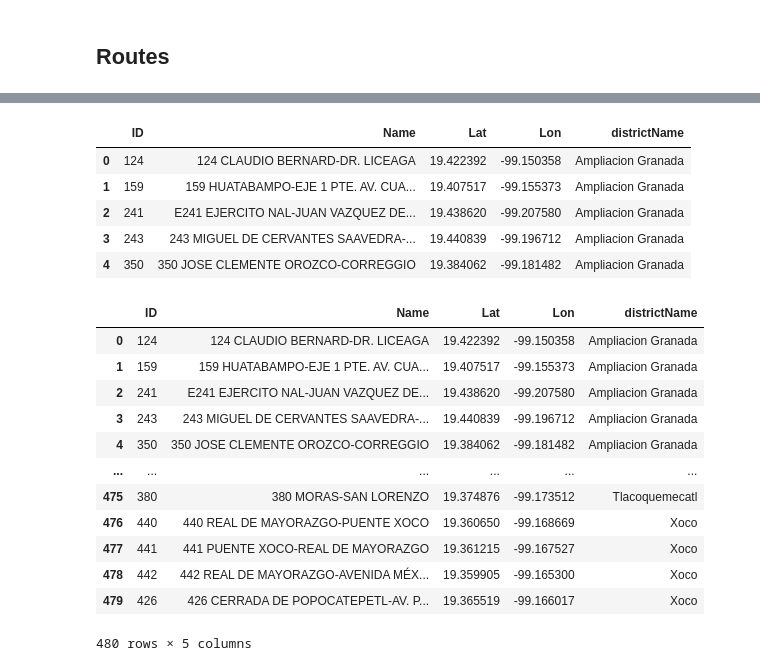
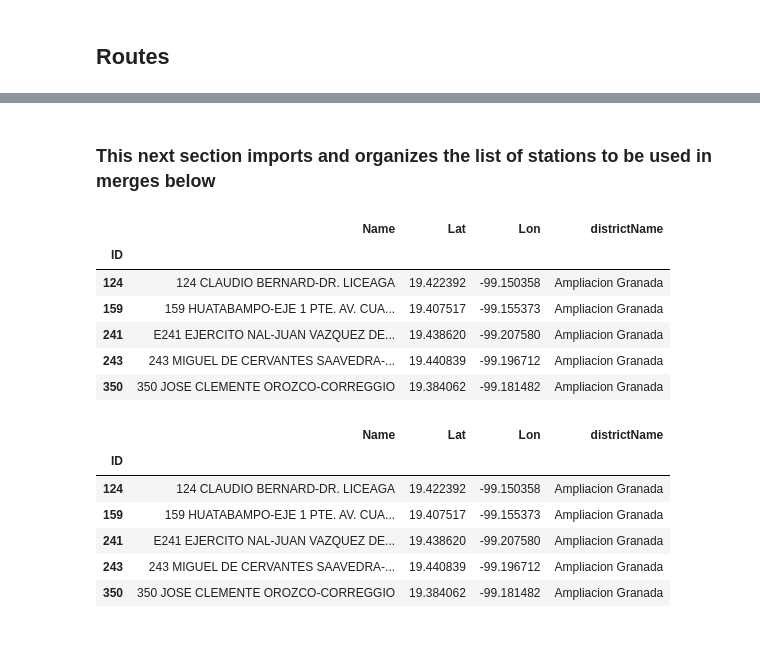
Before and after one commit to mgeffroy/P2-Ecobici_insights_and_recommendations, a Jupyter notebook: Resources/Data/5_Dataset_create_routes.ipynb, the cells around one changed output, grey strips where cells are left out. Drawn from its saved outputs; the diff is of its cells as text; code cells hidden in the pictures; blank space fills up the shorter version.

```diff
--- a/Resources/Data/5_Dataset_create_routes.ipynb
+++ b/Resources/Data/5_Dataset_create_routes.ipynb
@@ -284,28 +59,27 @@ top_routes_df
+# %% [markdown]
+### This next section imports and organizes the list of stations to be used in merges below
 # %%
-stations = pd.read_csv("../Estaciones.csv", index_col=None, header=0)
+# Import the list of stations. This will be used as a merge below.
+
+stations = pd.read_csv("../Estaciones.csv", index_col='ID', header=0)
 stations.head()
 # %% [output]
-|  | ID | Name | Lat | Lon | districtName |
-| 0 | 124 | 124 CLAUDIO BERNARD-DR. LICEAGA | 19.422392 | -99.150358 | Ampliacion Granada |
-| 1 | 159 | 159 HUATABAMPO-EJE 1 PTE. AV. CUA... | 19.407517 | -99.155373 | Ampliacion Granada |
-| 2 | 241 | E241 EJERCITO NAL-JUAN VAZQUEZ DE... | 19.438620 | -99.207580 | Ampliacion Granada |
-| 3 | 243 | 243 MIGUEL DE CERVANTES SAAVEDRA-... | 19.440839 | -99.196712 | Ampliacion Granada |
-| 4 | 350 | 350 JOSE CLEMENTE OROZCO-CORREGGIO | 19.384062 | -99.181482 | Ampliacion Granada |
+|  | Name | Lat | Lon | districtName |
+| ID |  |  |  |  |
+| 124 | 124 CLAUDIO BERNARD-DR. LICEAGA | 19.422392 | -99.150358 | Ampliacion Granada |
+| 159 | 159 HUATABAMPO-EJE 1 PTE. AV. CUA... | 19.407517 | -99.155373 | Ampliacion Granada |
+| 241 | E241 EJERCITO NAL-JUAN VAZQUEZ DE... | 19.438620 | -99.207580 | Ampliacion Granada |
+| 243 | 243 MIGUEL DE CERVANTES SAAVEDRA-... | 19.440839 | -99.196712 | Ampliacion Granada |
+| 350 | 350 JOSE CLEMENTE OROZCO-CORREGGIO | 19.384062 | -99.181482 | Ampliacion Granada |
 # %%
 stations_test = stations.copy()
-stations_test
+stations_test.head()
 # %% [output]
-|  | ID | Name | Lat | Lon | districtName |
-| 0 | 124 | 124 CLAUDIO BERNARD-DR. LICEAGA | 19.422392 | -99.150358 | Ampliacion Granada |
-| 1 | 159 | 159 HUATABAMPO-EJE 1 PTE. AV. CUA... | 19.407517 | -99.155373 | Ampliacion Granada |
-| 2 | 241 | E241 EJERCITO NAL-JUAN VAZQUEZ DE... | 19.438620 | -99.207580 | Ampliacion Granada |
-| 3 | 243 | 243 MIGUEL DE CERVANTES SAAVEDRA-... | 19.440839 | -99.196712 | Ampliacion Granada |
-| 4 | 350 | 350 JOSE CLEMENTE OROZCO-CORREGGIO | 19.384062 | -99.181482 | Ampliacion Granada |
-| ... | ... | ... | ... | ... | ... |
-| 475 | 380 | 380 MORAS-SAN LORENZO | 19.374876 | -99.173512 | Tlacoquemecatl |
-| 476 | 440 | 440 REAL DE MAYORAZGO-PUENTE XOCO | 19.360650 | -99.168669 | Xoco |
-| 477 | 441 | 441 PUENTE XOCO-REAL DE MAYORAZGO | 19.361215 | -99.167527 | Xoco |
-| 478 | 442 | 442 REAL DE MAYORAZGO-AVENIDA MÉX... | 19.359905 | -99.165300 | Xoco |
-| 479 | 426 | 426 CERRADA DE POPOCATEPETL-AV. P... | 19.365519 | -99.166017 | Xoco |
+|  | Name | Lat | Lon | districtName |
+| ID |  |  |  |  |
+| 124 | 124 CLAUDIO BERNARD-DR. LICEAGA | 19.422392 | -99.150358 | Ampliacion Granada |
+| 159 | 159 HUATABAMPO-EJE 1 PTE. AV. CUA... | 19.407517 | -99.155373 | Ampliacion Granada |
+| 241 | E241 EJERCITO NAL-JUAN VAZQUEZ DE... | 19.438620 | -99.207580 | Ampliacion Granada |
+| 243 | 243 MIGUEL DE CERVANTES SAAVEDRA-... | 19.440839 | -99.196712 | Ampliacion Granada |
+| 350 | 350 JOSE CLEMENTE OROZCO-CORREGGIO | 19.384062 | -99.181482 | Ampliacion Granada |
-480 rows × 5 columns
 # %%
```
Also changed, not shown: parts of 21 cells of this notebook, 7 other files.
